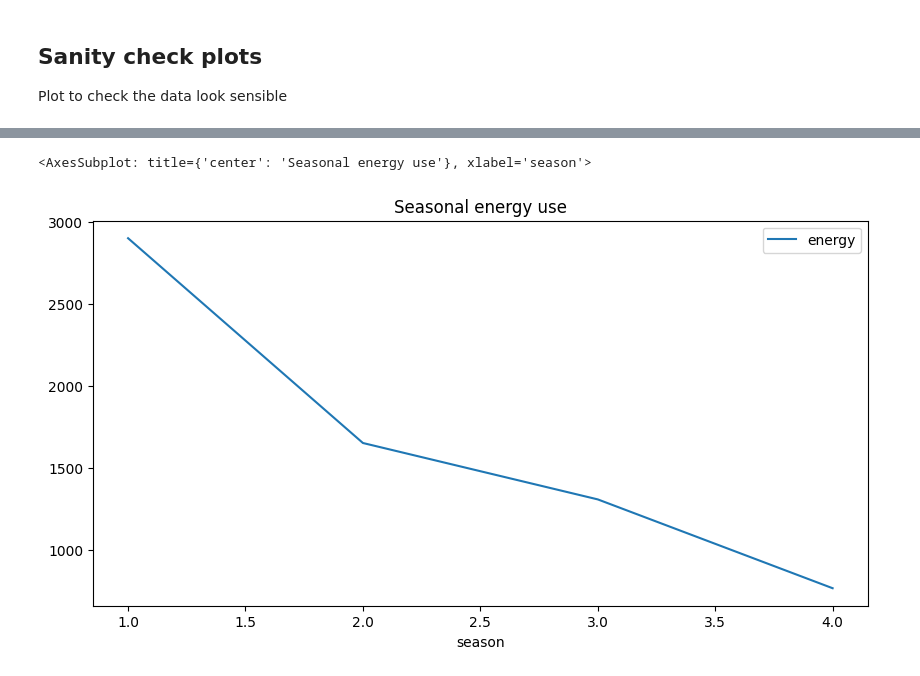
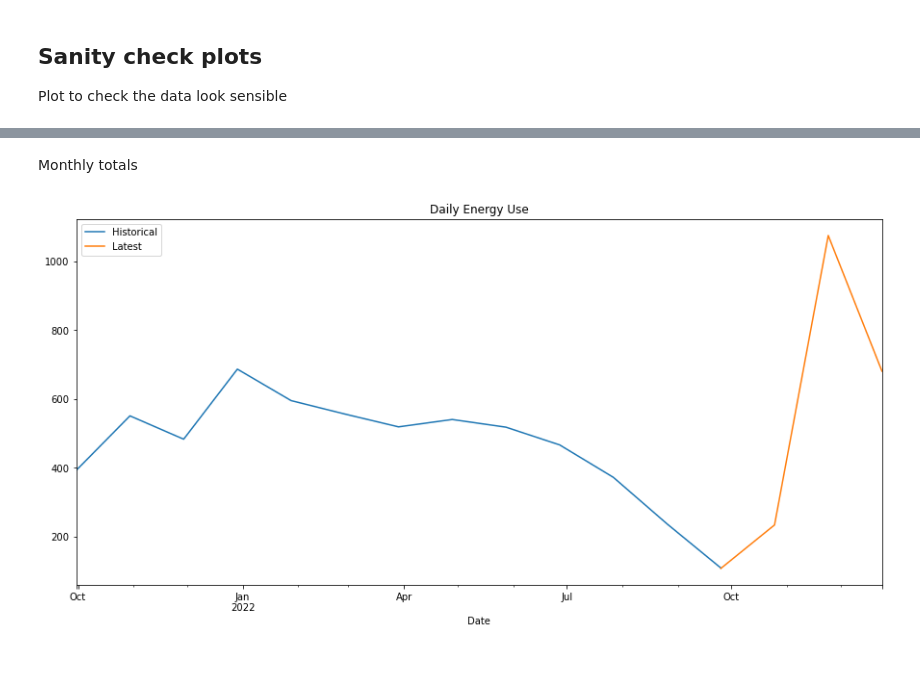
Before and after one commit to nickmalleson/playground, a Jupyter notebook: energy_use/energy_use.ipynb, the cells around one changed output, grey strips where cells are left out. Drawn from its saved outputs; the diff is of its cells as text; code cells hidden in the pictures.

```diff
--- a/energy_use/energy_use.ipynb
+++ b/energy_use/energy_use.ipynb
@@ -72,7 +132,10 @@ df.loc[:,['energy', 'dayofyear']].groupby(['dayofyear']).sum().plot(
-# %%
-# Seasonal use
-df.loc[:,['energy', 'season']].groupby(['season']).sum().plot(
-    figsize=(10, 5), title="Seasonal energy use")
-# %% [output]
-<AxesSubplot: title={'center': 'Seasonal energy use'}, xlabel='season'>
-[figure, removed]
+# %% [markdown]
+Monthly totals
+# %%
+#floor(30D) gives 30 days; approx 1 month
+
+for (df, title) in [(hist_df, "Historical"), (late_df, "Latest")]:
+    df.groupby(df.index.floor('30D'))['energy'].sum().plot(
+        figsize=(15, 7), title=f"Daily Energy Use", legend=True, label=title)
+# %% [output]
+[figure, added]
```
Also changed, not shown: parts of 12 cells of this notebook.
